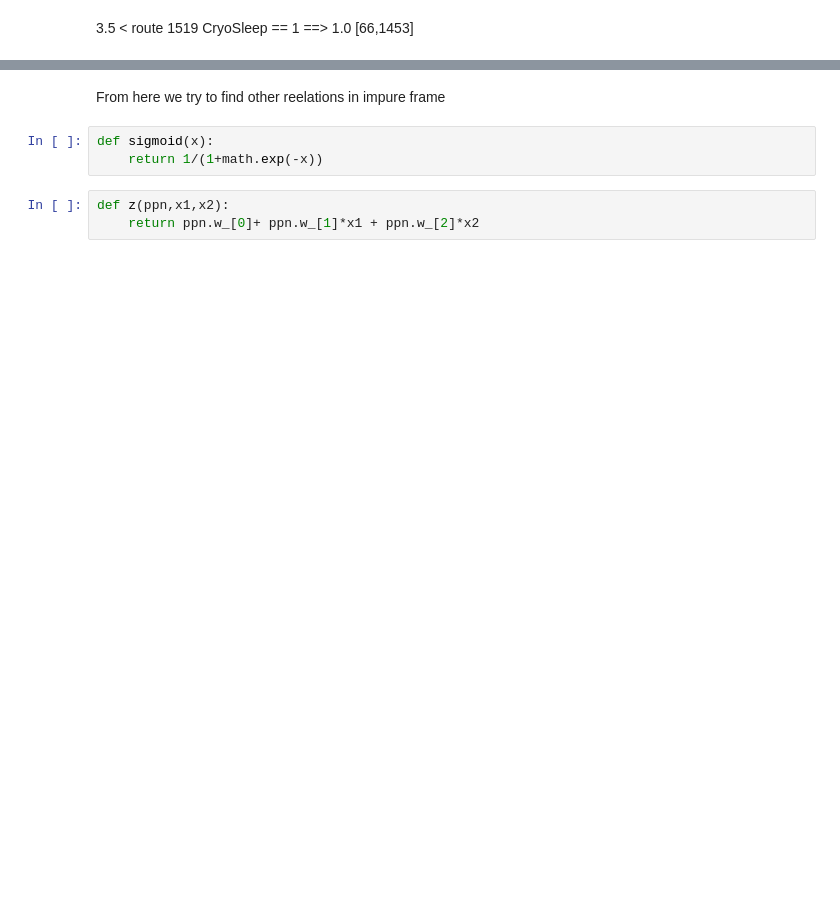
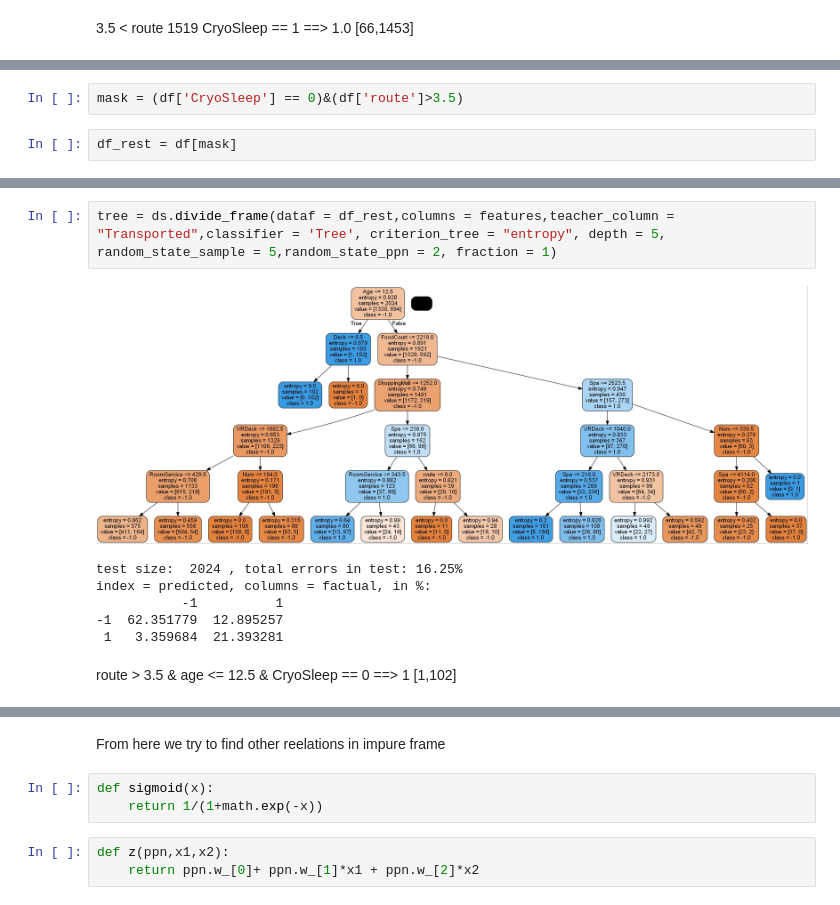
Before and after one commit to SergeyBubnov/spaceship, a Jupyter notebook: 2.ipynb, the cells around one changed output, grey strips where cells are left out. Drawn from its saved outputs; the diff is of its cells as text; blank space fills up the shorter version.

```diff
--- a/2.ipynb
+++ b/2.ipynb
@@ -24,0 +43,4 @@ df_impure.shape
+# %%
+mask = (df['CryoSleep'] == 0)&(df['route']>3.5)
+# %%
+df_rest = df[mask]
@@ -24,0 +67,11 @@ df_impure.shape
+# %%
+tree = ds.divide_frame(dataf = df_rest,columns = features,teacher_column = "Transported",classifier = 'Tree', criterion_tree = "entropy", depth = 5, random_state_sample = 5,random_state_ppn = 2, fraction = 1)
+# %% [output]
+[figure, added]
+test size:  2024 , total errors in test: 16.25%
+index = predicted, columns = factual, in %:
+           -1          1
+-1  62.351779  12.895257
+ 1   3.359684  21.393281
+# %% [markdown]
+route > 3.5 & age <= 12.5 & CryoSleep == 0 ==> 1 [1,102]
```
Also changed, not shown: parts of 14 cells of this notebook, 2 other files.
